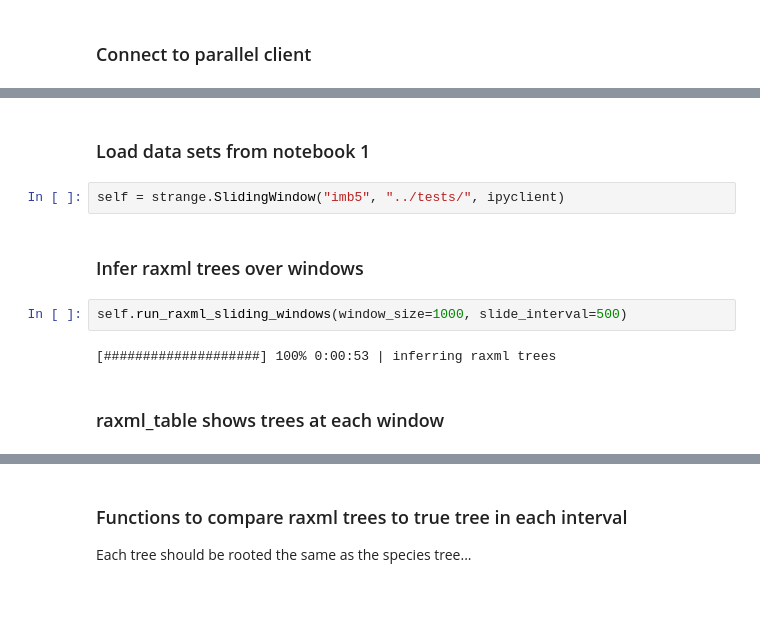
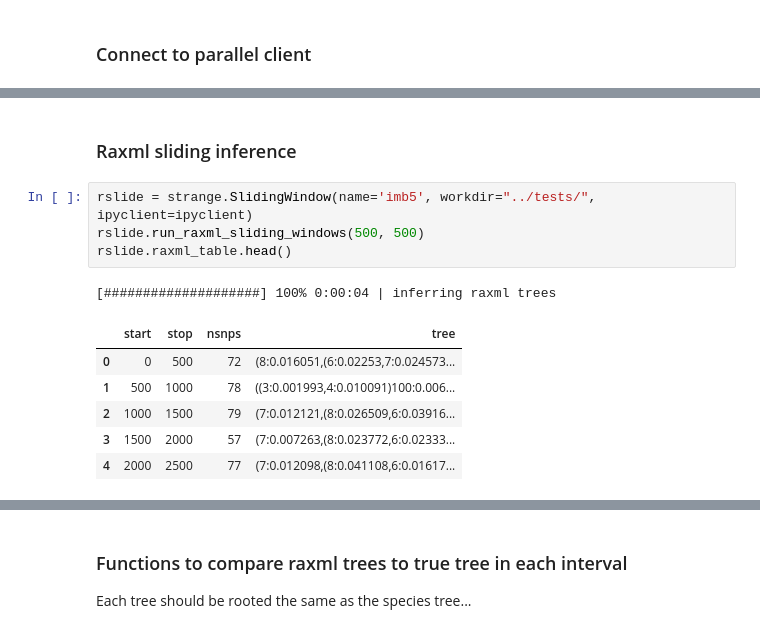
Before and after one commit to pmckenz1/giddy, a Jupyter notebook: notebooks/nb2-sliding-windows-0.2-dev.ipynb, the cells around one changed output, grey strips where cells are left out. Cells and saved outputs as stored; diff of their text form; blank space fills up the shorter version.

Commit message:
notebooks update 123

```diff
--- a/notebooks/nb2-sliding-windows-0.2-dev.ipynb
+++ b/notebooks/nb2-sliding-windows-0.2-dev.ipynb
@@ -33,12 +26,14 @@ ipyclient = ipp.Client()
-# %% [markdown]
-### Load data sets from notebook 1
+# %% [markdown]
+### Raxml sliding inference
 # %%
-self = strange.SlidingWindow("imb5", "../tests/", ipyclient)
+rslide = strange.SlidingWindow(name='imb5', workdir="../tests/", ipyclient=ipyclient)
+rslide.run_raxml_sliding_windows(500, 500)
+rslide.raxml_table.head()
+# %% [output]
+[####################] 100% 0:00:04 | inferring raxml trees
+|  | start | stop | nsnps | tree |
+| 0 | 0 | 500 | 72 | (8:0.016051,(6:0.02253,7:0.024573... |
+| 1 | 500 | 1000 | 78 | ((3:0.001993,4:0.010091)100:0.006... |
+| 2 | 1000 | 1500 | 79 | (7:0.012121,(8:0.026509,6:0.03916... |
+| 3 | 1500 | 2000 | 57 | (7:0.007263,(8:0.023772,6:0.02333... |
+| 4 | 2000 | 2500 | 77 | (7:0.012098,(8:0.041108,6:0.01617... |
-# %% [markdown]
-### Infer raxml trees over windows
-# %%
-self.run_raxml_sliding_windows(window_size=1000, slide_interval=500)
-# %% [output]
-[####################] 100% 0:00:53 | inferring raxml trees
-# %% [markdown]
-### raxml_table shows trees at each window
```
Also changed, not shown: parts of 9 cells of this notebook, 1 other file.
